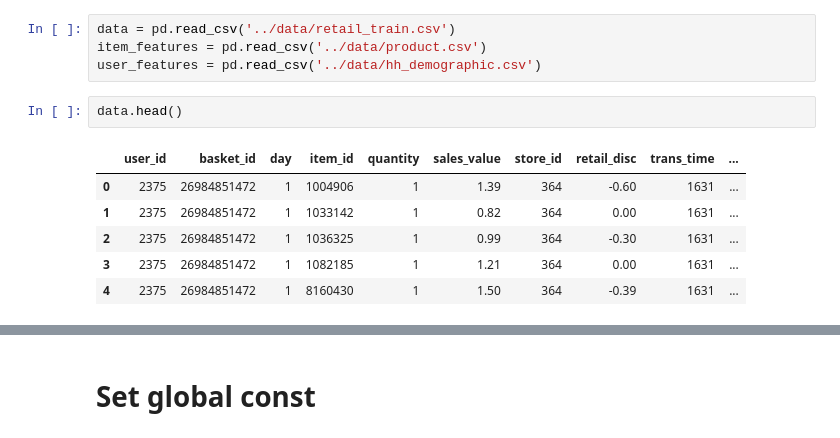
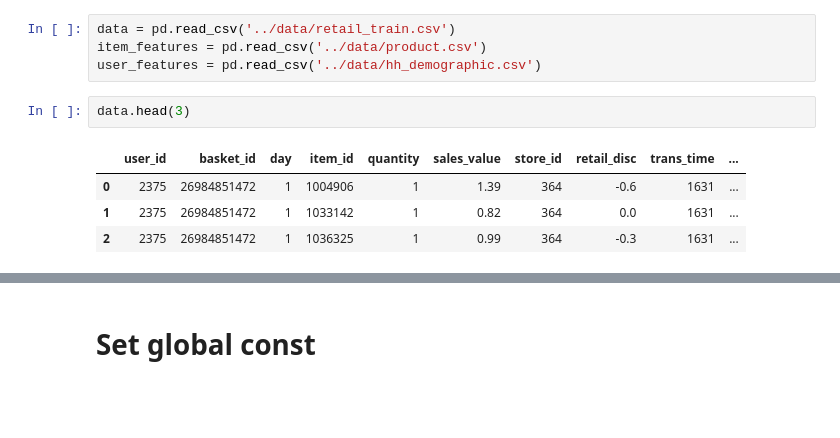
Before and after one commit to OlegRev/recommendation_systems, a Jupyter notebook: course_project.ipynb, the cells around one changed output, grey strips where cells are left out. Saved outputs shown, nothing was run; the diff lists cells and outputs as text; blank space fills up the shorter version.

```diff
--- a/course_project.ipynb
+++ b/course_project.ipynb
@@ -58,11 +54,9 @@ data = pd.read_csv('../data/retail_train.csv')
 item_features = pd.read_csv('../data/product.csv')
 user_features = pd.read_csv('../data/hh_demographic.csv')
 # %%
-data.head()
+data.head(3)
 # %% [output]
 |  | user_id | basket_id | day | item_id | quantity | sales_value | store_id | retail_disc | trans_time | ... |
-| 0 | 2375 | 26984851472 | 1 | 1004906 | 1 | 1.39 | 364 | -0.60 | 1631 | ... |
-| 1 | 2375 | 26984851472 | 1 | 1033142 | 1 | 0.82 | 364 | 0.00 | 1631 | ... |
-| 2 | 2375 | 26984851472 | 1 | 1036325 | 1 | 0.99 | 364 | -0.30 | 1631 | ... |
-| 3 | 2375 | 26984851472 | 1 | 1082185 | 1 | 1.21 | 364 | 0.00 | 1631 | ... |
-| 4 | 2375 | 26984851472 | 1 | 8160430 | 1 | 1.50 | 364 | -0.39 | 1631 | ... |
+| 0 | 2375 | 26984851472 | 1 | 1004906 | 1 | 1.39 | 364 | -0.6 | 1631 | ... |
+| 1 | 2375 | 26984851472 | 1 | 1033142 | 1 | 0.82 | 364 | 0.0 | 1631 | ... |
+| 2 | 2375 | 26984851472 | 1 | 1036325 | 1 | 0.99 | 364 | -0.3 | 1631 | ... |
```
Also changed, not shown: parts of 34 cells of this notebook, 4 other files.
